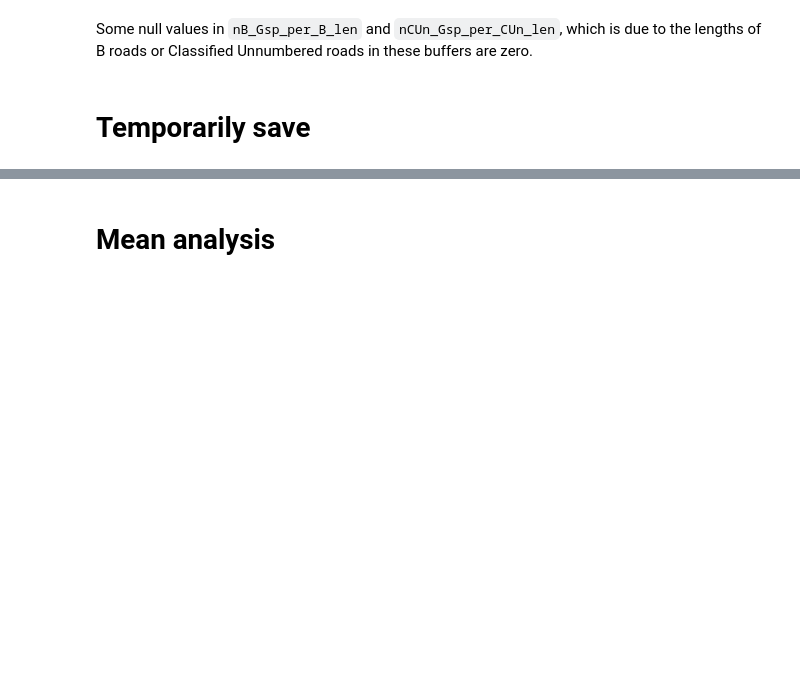
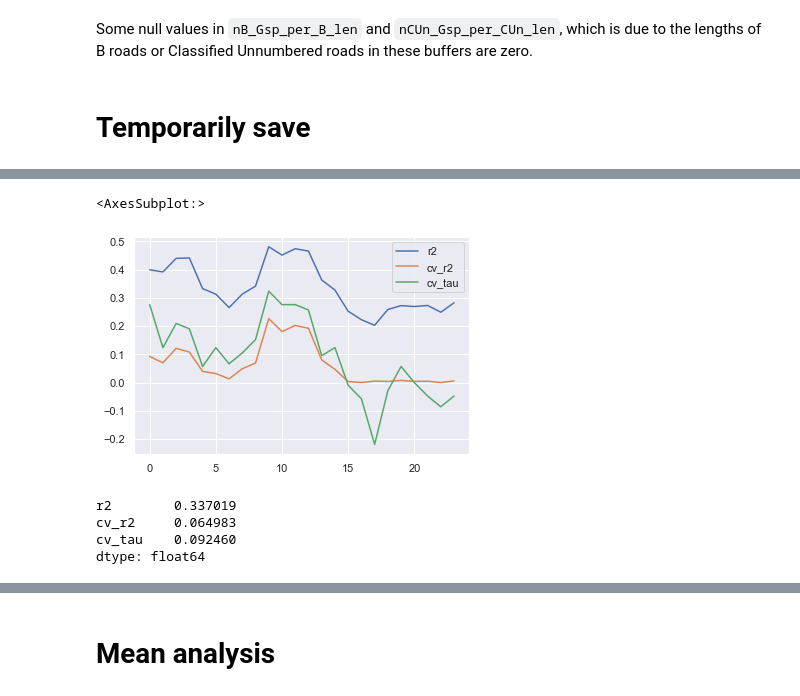
Before and after one commit to yulun-cd/IGS, a Jupyter notebook: DataAnalysis.ipynb, the cells around one changed output, grey strips where cells are left out. Cells and saved outputs as stored; diff of their text form; code cells hidden in the pictures; blank space fills up the shorter version.

```diff
--- a/DataAnalysis.ipynb
+++ b/DataAnalysis.ipynb
@@ -570,0 +566,3 @@ reg.score(ap_X_test, ap_y_test)
+# %%
+hm_dep_df = hm_dep_df.merge(exp_df, left_on='Site', right_on='siteid')
+hm_dep_df.info()
@@ -570,0 +587,2 @@ reg.score(ap_X_test, ap_y_test)
+# %%
+hm_dep_df.drop('Site', axis=1, inplace=True)
@@ -570,0 +621,5 @@ reg.score(ap_X_test, ap_y_test)
+# %%
+# check global moran's I
+for h in range(24):
+    df = hm_dep_df[hm_dep_df['hour']==h].copy()
+    print("Global Moran's I for hour ", h+1, " is: ", Moran(df['Value'].values, weight).I)
@@ -570,0 +644,31 @@ reg.score(ap_X_test, ap_y_test)
+# %%
+# linear models by each hour
+hm_reg = []
+for h in range(24):
+    df = hm_dep_df[hm_dep_df['hour']==h].copy()
+    X = df[area_names].values
+    y = df['Value'].values
+
+    mean, std = get_importance(reg, X, y, area_names)
+    coef = reg.coef_.tolist() + [reg.intercept_]
+    r2 = reg.score(X, y)
+    cv = get_cv(reg, X, y, loo=True)
+
+    hm_reg.append(mean+std+coef+[r2]+cv)
+
+hm_reg = pd.DataFrame(hm_reg, columns=['fi_'+var for var in area_names]+
+                      ['fi_std_'+var for var in area_names]+
+                      area_names+['intercept','r2','cv_r2','std_r2','cv_tau','std_tau','resid'])
+# %%
+# model performance
+hm_reg[['r2', 'cv_r2', 'cv_tau']].plot()
+# %% [output]
+<AxesSubplot:>
+[figure, added]
+# %%
+hm_reg[['r2', 'cv_r2', 'cv_tau']].mean()
+# %% [output]
+r2        0.337019
+cv_r2     0.064983
+cv_tau    0.092460
+dtype: float64
```
Also changed, not shown: parts of 143 cells of this notebook, 2 other files.
